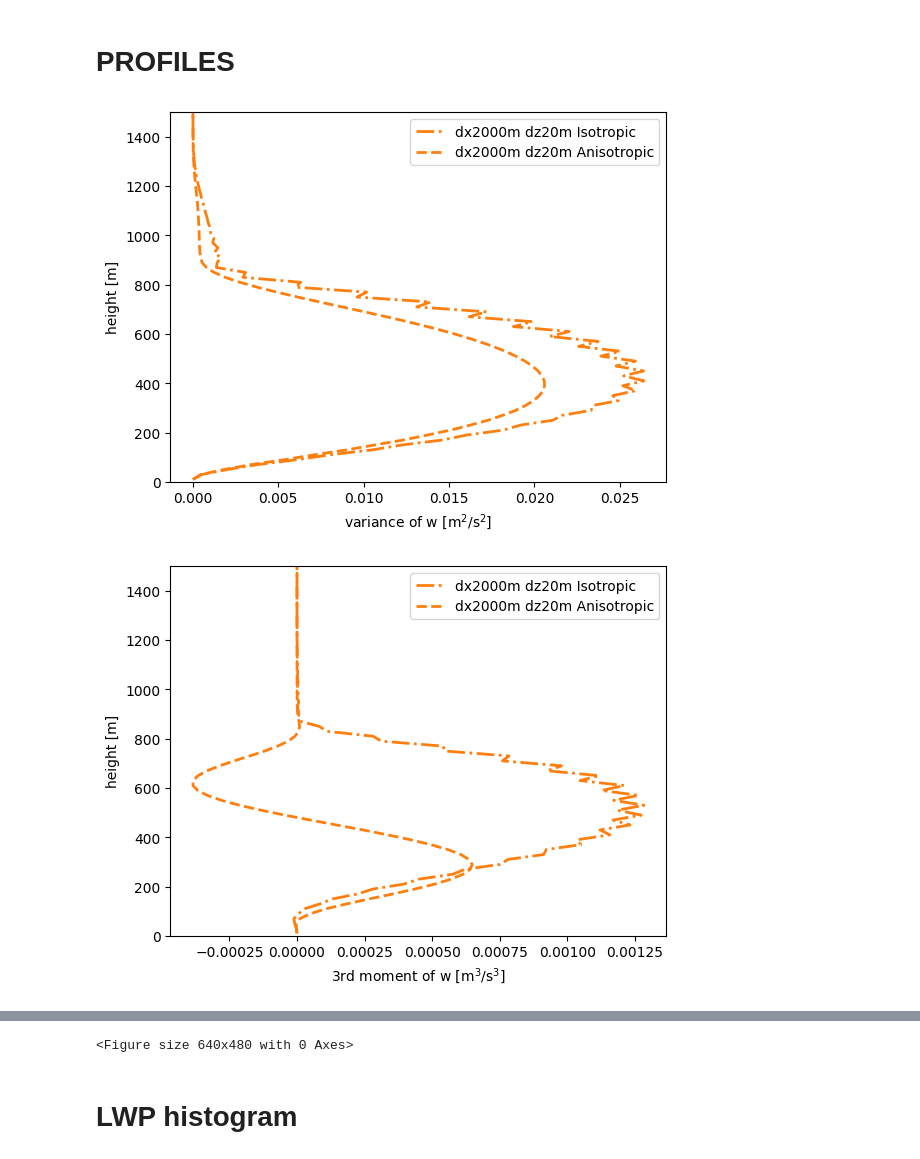
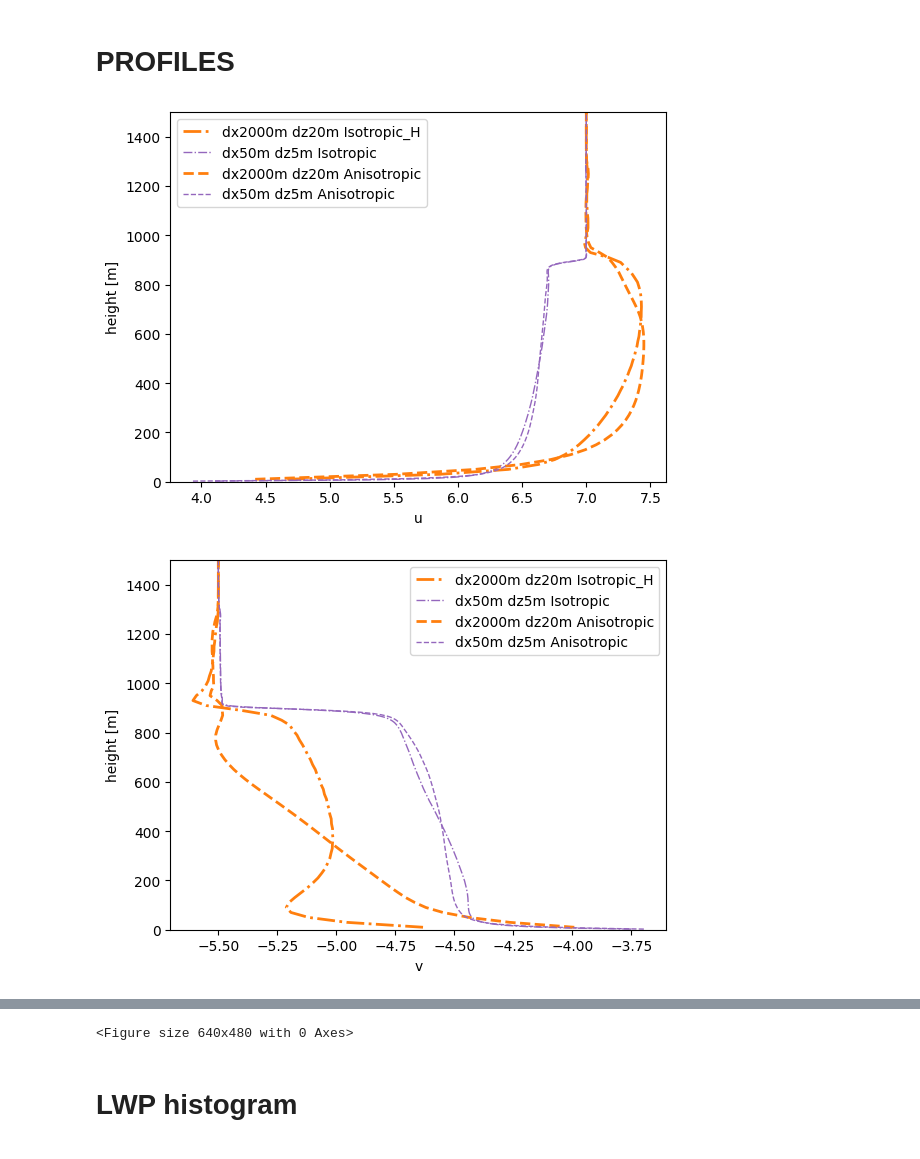
Before and after one commit to igfuw/xrUWLCM, a Jupyter notebook: examples/Sc_lowres_SGS.ipynb, the cells around one changed output, grey strips where cells are left out. Cells and saved outputs as stored; diff of their text form; code cells hidden in the pictures.

```diff
--- a/examples/Sc_lowres_SGS.ipynb
+++ b/examples/Sc_lowres_SGS.ipynb
@@ -14,6 +14,7 @@ import matplotlib as mpl
 # %%
 pgsdir = '/net/pr2/projects/plgrid/plgguwicmw/wyniki/dycoms_rf01/'
 figoutdir = '/net/people/plgrid/plgpdziekan/wyniki/dycoms_rf01/figs/'
+scratchdir = '/net/tscratch/people/plgpdziekan/'
 #ncoutdir = '/net/people/plgrid/plgpdziekan/wyniki/dycoms_rf01/netcdf/'
 # %%
 datadir = {}
@@ -84,9 +85,9 @@ colors = prop_cycle.by_key()['color']
 # wider lines are for 100x anisotropy, narrower for 10x
 data_iso = {\
     #('dx5000m', 'dz50m',  'Isotropic') :   ((20,24), {'ls' : '-.', 'color' : colors[0],    'lw' : 2}, 1, 250), \
-    ('dx2000m', 'dz20m',  'Isotropic') :   ((20,24), {'ls' : '-.', 'color' : colors[1],    'lw' : 2}, 1, 100), \
+    #('dx2000m', 'dz20m',  'Isotropic') :   ((20,24), {'ls' : '-.', 'color' : colors[1],    'lw' : 2}, 1, 100), \
     #('dx2000m', 'dz20m',  'Isotropic') :   ((1.5,2), {'ls' : '-.', 'color' : colors[1],    'lw' : 2}, 1, 100), \
-    #('dx2000m', 'dz20m',  'Isotropic_H') :   ((20,24), {'ls' : '-.', 'color' : colors[1],    'lw' : 4}, 1, 574), \
+    ('dx2000m', 'dz20m',  'Isotropic') :   ((20,24), {'ls' : '-.', 'color' : colors[1],    'lw' : 2}, 1, 574), \
     #('dx2000m', 'dz20m',  'Isotropic_H100') :   ((0.5,1), {'ls' : '-.', 'color' : colors[1],    'lw' : 4}, 1, 100), \
     #('dx1000m', 'dz20m',  'Isotropic') :   ((1.5,2), {'ls' : '-.', 'color' : colors[6],    'lw' : 1.5}, 1, 100), \
     #('dx1000m', 'dz20m',  'Isotropic') :   ((20,24), {'ls' : '-.', 'color' : colors[6],    'lw' : 1.5}, 2, 50), \
@@ -95,21 +96,21 @@ data_iso = {\
     #('dx100m',  'dz10m',  'Isotropic') :   ((6,7),   {'ls' : '-.', 'color' : colors[3],    'lw' : 1}, 20, 50), \
     #('dx100m',  'dz10m',  'Isotropic') :   ((1.5,2),   {'ls' : '-.', 'color' : colors[3],    'lw' : 1}, 20, 50), \
     ('dx50m',   'dz5m',   'Isotropic') :   ((6,7),   {'ls' : '-.', 'color' : colors[4],    'lw' : 1}, 40, 25), \
-    ('dx25m',   'dz2.5m', 'Isotropic') :   ((1.2,1.375),   {'ls' : '--', 'color' : colors[5],    'lw' : 1}, 80, 12.5), \
+    #('dx25m',   'dz2.5m', 'Isotropic') :   ((1.2,1.375),   {'ls' : '--', 'color' : colors[5],    'lw' : 1}, 80, 12.5), \
 }
 
 data_aniso = {\
     #('dx5000m', 'dz50m',  'Anisotropic') : ((20,24), {'ls' : '--', 'color' : colors[0],    'lw' : 2}, 1, 250), \
     ('dx2000m', 'dz20m',  'Anisotropic') : ((20,24), {'ls' : '--', 'color' : colors[1],    'lw' : 2}, 1, 100), \
     #('dx2000m', 'dz20m',  'Anisotropic') : ((1.5,2), {'ls' : '--', 'color' : colors[1],    'lw' : 2}, 1, 100), \
-    #('dx2000m', 'dz20m',  'Anisotropic_H') : ((0.5,1), {'ls' : '--', 'color' : colors[1],    'lw' : 4}, 1, 100), \
+    #('dx2000m', 'dz20m',  'Anisotropic_H') : ((0.5,1), {'ls' : '--', 'color' : colors[1],    'lw' : 2}, 1, 100), \
     #('dx1000m', 'dz20m',  'Anisotropic') : ((1.5,2), {'ls' : '--', 'color' : colors[6],    'lw' : 1.5}, 1, 100), \
     #('dx1000m', 'dz20m',  'Anisotropic') : ((20,24), {'ls' : '--', 'color' : colors[6],    'lw' : 1.5}, 2, 50), \
     #('dx1000m', 'dz10m',  'Anisotropic') :   ((1.75, 1.875), {'ls' : '--', 'color' : colors[2],    'lw' : 2}, 2, 287), \
     #('dx100m',  'dz10m',  'Anisotropic') : ((6,7),   {'ls' : '--', 'color' : colors[3],    'lw' : 1}, 20, 50), \
     #('dx100m',  'dz10m',  'Anisotropic') : ((1.5,2),   {'ls' : '--', 'color' : colors[3],    'lw' : 1}, 20, 50), \
     ('dx50m',   'dz5m',   'Anisotropic') : ((6,7),   {'ls' : '--', 'color' : colors[4],    'lw' : 1}, 40, 25), \
-    ('dx25m',   'dz2.5m', 'Anisotropic') : ((2,3),   {'ls' : '--', 'color' : colors[5],    'lw' : 1}, 80, 12.5), \
+    #('dx25m',   'dz2.5m', 'Anisotropic') : ((2,3),   {'ls' : '--', 'color' : colors[5],    'lw' : 1}, 80, 12.5), \
 }
 
 data_to_plot = data_iso | data_aniso
@@ -309,10 +339,10 @@ for varname, params in plot_parameters.items():
 %%time
 
 plot_parameters = {
-    #'u': dict(), #dict(nicename='$v$', units='[m/s]'),
-    #'v': dict(),
+    'u': dict(), #dict(nicename='$v$', units='[m/s]'),
+    'v': dict(),
     #'rv': dict(),
-    #'rc': dict(),
+    'rc': dict(),
     #'rr': dict(),
     #'th': dict(),
     ##'temp': dict(),
@@ -320,10 +350,12 @@ plot_parameters = {
     #'radiative_flux': dict(),
     #'sgs_rv_flux': dict(),
     #'sgs_th_flux': dict(),
+    'u_var': dict(),
+    'v_var': dict(),
     'w_var': dict(),
     'w_3rd': dict(),
-    'k_ma[0]': dict(),
-    'k_ma[1]': dict(),
+    #'k_ma[0]': dict(),
+    #'k_ma[1]': dict(),
     #'tke': dict(),
 
     #'rv': dict(nicename='$r_v$', units='[g/kg]'),
@@ -352,32 +384,40 @@ for varname, params in plot_parameters.items():
                 _data=xr.zeros_like(data[simname]['rv'])
             else: # missing '-' sign in UWLCM output
                 _data=-data[simname][varname]
+        elif(varname == 'u_var'):
+            _data=pow(data[simname]['u'] - data[simname]['u'].mean(["x","y"]),2)
+            _data.attrs["long_name"] = "variance of u"
+            _data.attrs["units"] = "m$^2$/s$^2$"
+        elif(varname == 'v_var'):
+            _data=pow(data[simname]['v'] - data[simname]['v'].mean(["x","y"]),2)
+            _data.attrs["long_name"] = "variance of v"
+            _data.attrs["units"] = "m$^2$/s$^2$"
         elif(varname == 'w_var'):
             _data=pow(data[simname]['w'],2)
             _data.attrs["long_name"] = "variance of w"
             _data.attrs["units"] = "m$^2$/s$^2$"
         elif(varname == 'w_3rd'):
             _data=pow(data[simname]['w'],3)
             _data.attrs["long_name"] = "3rd moment of w"
             _data.attrs["units"] = "m$^3$/s$^3$"
         elif((varname == 'k_ma[0]' or varname == 'k_ma[1]') and 'k_m' in data[simname]): # isotropic SMG stores k_m (single value)
             _data=data[simname]['k_m']
         else:
             if varname not in data[simname]:
                 _data=xr.zeros_like(data[simname]['rv'])
             else:
                 _data=data[simname][varname]
 
         #_data = _data.where(data[simname].lwp>5) # filter non-cloudy columns
         _data.where(_data.t>ts).where(_data.t<=te).mean(["x","y","t"], keep_attrs=True).plot(y="z",ylim=(0,1500), label=simname, **p)
 
     plt.legend()
     #plt.ylabel('z [m]')
     #plt.xlabel(params['nicename']+' '+params['units'])
     #plt.title('mean profile between ' + str(timestart) +'h and '+str(timeend)+'h')
     plt.savefig(figoutdir+"/profiles/"+str(outname)+"_"+str(varname)+"_profiles.png", dpi=300)
     plt.show()
     plt.clf()
 # %% [output]
-[figure, old version]
+[figure, new version]
-[figure, old version]
+[figure, new version]
```
Also changed, not shown: parts of 14 cells of this notebook.
